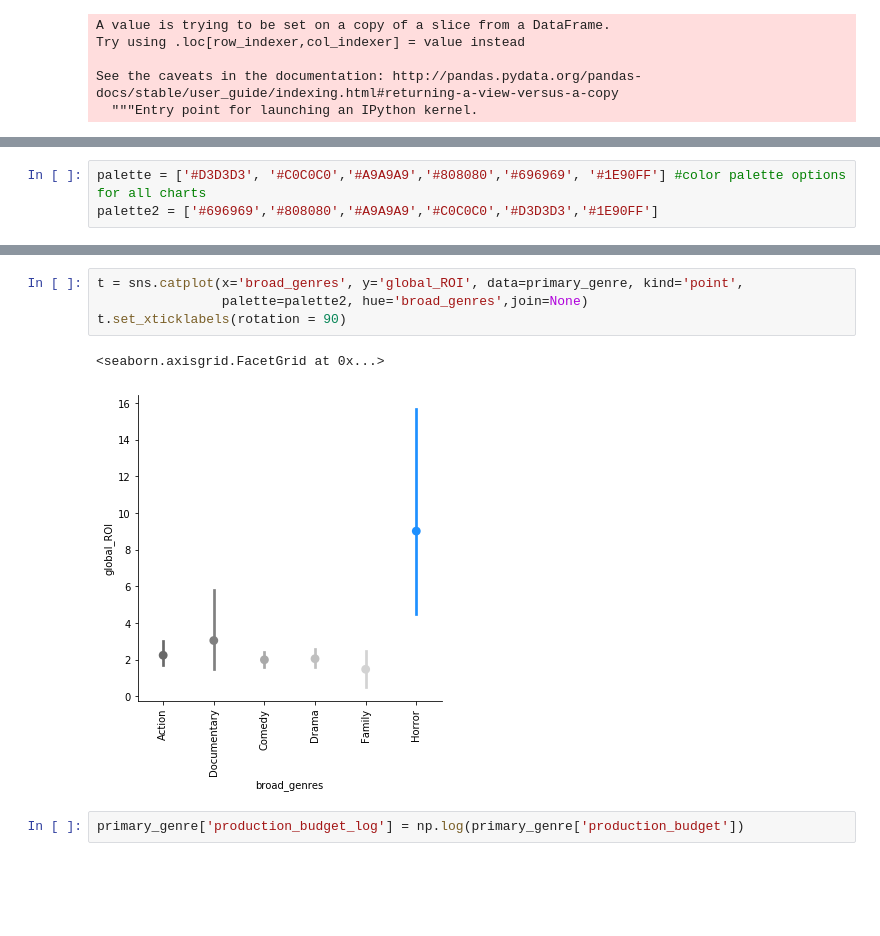
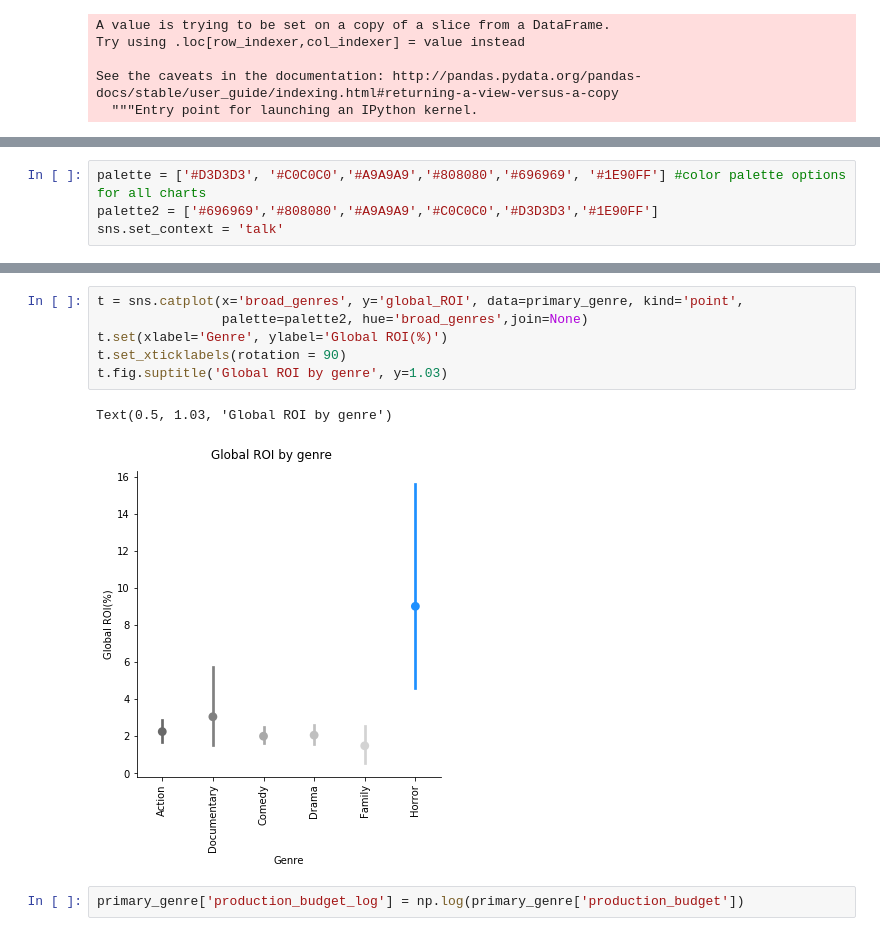
Before and after one commit to JillCarrie/Module1, a Jupyter notebook: data/project1.ipynb, the cells around one changed output, grey strips where cells are left out. Drawn from its saved outputs; the diff is of its cells as text; blank space fills up the shorter version.

```diff
--- a/data/project1.ipynb
+++ b/data/project1.ipynb
@@ -1095,3 +1098,4 @@ See the caveats in the documentation: http://pandas.pydata.org/pandas-docs/stabl
 # %%
 palette = ['#D3D3D3', '#C0C0C0','#A9A9A9','#808080','#696969', '#1E90FF'] #color palette options for all charts
 palette2 = ['#696969','#808080','#A9A9A9','#C0C0C0','#D3D3D3','#1E90FF']
+sns.set_context = 'talk'
@@ -1106,10 +1147,12 @@ Text(0.5, 1.03, 'ROI trends over time')
 # %%
 t = sns.catplot(x='broad_genres', y='global_ROI', data=primary_genre, kind='point',
                 palette=palette2, hue='broad_genres',join=None)
+t.set(xlabel='Genre', ylabel='Global ROI(%)')
 t.set_xticklabels(rotation = 90)
+t.fig.suptitle('Global ROI by genre', y=1.03)
 # %% [output]
-<seaborn.axisgrid.FacetGrid at 0x...>
+Text(0.5, 1.03, 'Global ROI by genre')
-[figure, old version]
+[figure, new version]
 # %%
 primary_genre['production_budget_log'] = np.log(primary_genre['production_budget'])
 # %% [output]
```
Also changed, not shown: parts of 17 cells of this notebook.
